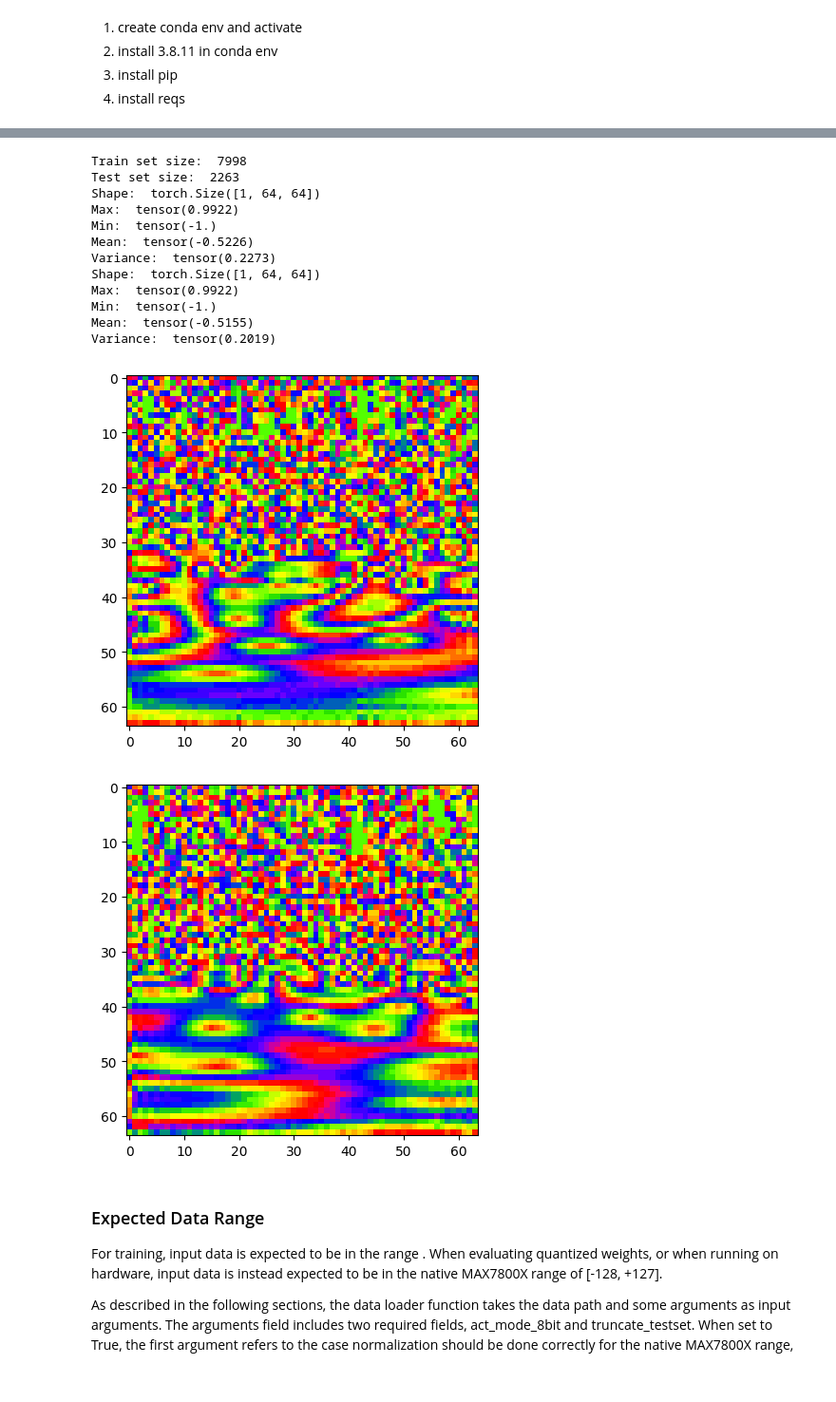
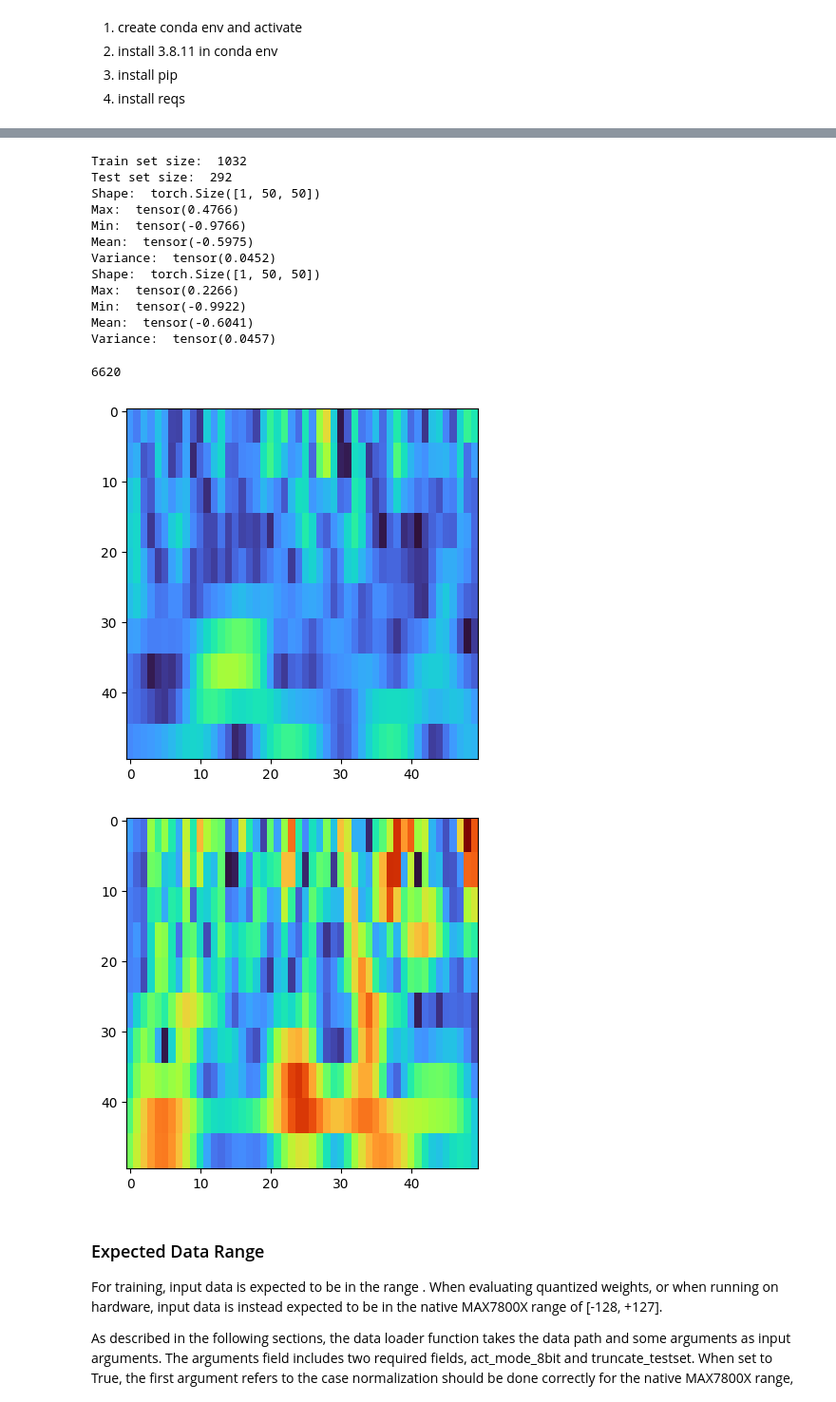
Before and after one commit to bitmorse/bearings-max78000, a Jupyter notebook: playground.ipynb, the cells around one changed output, grey strips where cells are left out. Shown at 95% size. Cells and saved outputs as stored; diff of their text form; code cells hidden in the pictures.

```diff
--- a/playground.ipynb
+++ b/playground.ipynb
@@ -137,41 +140,43 @@ Variance:  tensor(1.2527e-05, grad_fn=<VarBackward0>)
 # %%
 #Get OOD data
 
 #check dataloader
 class Args:
     def __init__(self, act_mode_8bit):
         self.act_mode_8bit = act_mode_8bit #IMPORTANT: SET CORRECTLY!!!!!!!!
         self.truncate_testset = False
 
 args = Args(act_mode_8bit=False) #IMPORTANT: if this is not set to true, the test set will be float instead of int, and so you can't use the quantized model
 data_path = os.path.join(os.path.dirname(os.getcwd()), 'ai8x-training/data')
 
 ds_train,ds_test = ims_bearings.ims_bearings_get_datasets((data_path, args), load_train=True, load_test=True)
 
 print("Train set size: ", len(ds_train))
 print("Test set size: ", len(ds_test))
 
-plt.imshow(ds_train[1][0].permute(1,2,0).numpy(), cmap='prism')
+plt.imshow(ds_train[1][0].permute(1,2,0).numpy(), cmap='turbo', vmax=1)
 plt.figure()
-plt.imshow((ds_test[10][0].permute(1,2,0).numpy()), cmap='prism')
+plt.imshow((ds_test[111][0].permute(1,2,0).numpy()), cmap='turbo', vmax=1)
 
 printstats(ds_train[10][0])
 printstats(ds_test[10][0])
+len(ds)
 # %% [output]
-Train set size:  7998
-Test set size:  2263
-Shape:  torch.Size([1, 64, 64])
-Max:  tensor(0.9922)
-Min:  tensor(-1.)
-Mean:  tensor(-0.5226)
-Variance:  tensor(0.2273)
-Shape:  torch.Size([1, 64, 64])
-Max:  tensor(0.9922)
-Min:  tensor(-1.)
-Mean:  tensor(-0.5155)
-Variance:  tensor(0.2019)
+Train set size:  1032
+Test set size:  292
+Shape:  torch.Size([1, 50, 50])
+Max:  tensor(0.4766)
+Min:  tensor(-0.9766)
+Mean:  tensor(-0.5975)
+Variance:  tensor(0.0452)
+Shape:  torch.Size([1, 50, 50])
+Max:  tensor(0.2266)
+Min:  tensor(-0.9922)
+Mean:  tensor(-0.6041)
+Variance:  tensor(0.0457)
+6620
-[figure, old version]
+[figure, new version]
-[figure, old version]
+[figure, new version]
 # %% [markdown]
 ### Expected Data Range
 
```
Also changed, not shown: parts of 15 cells of this notebook.
